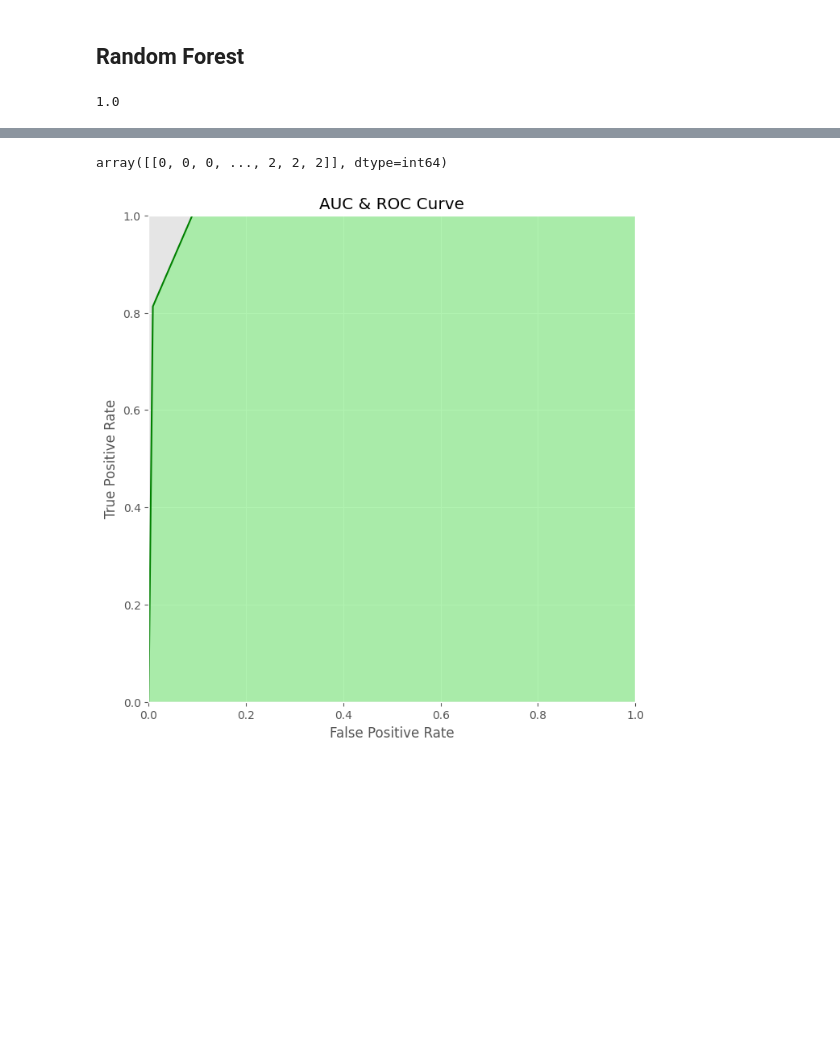
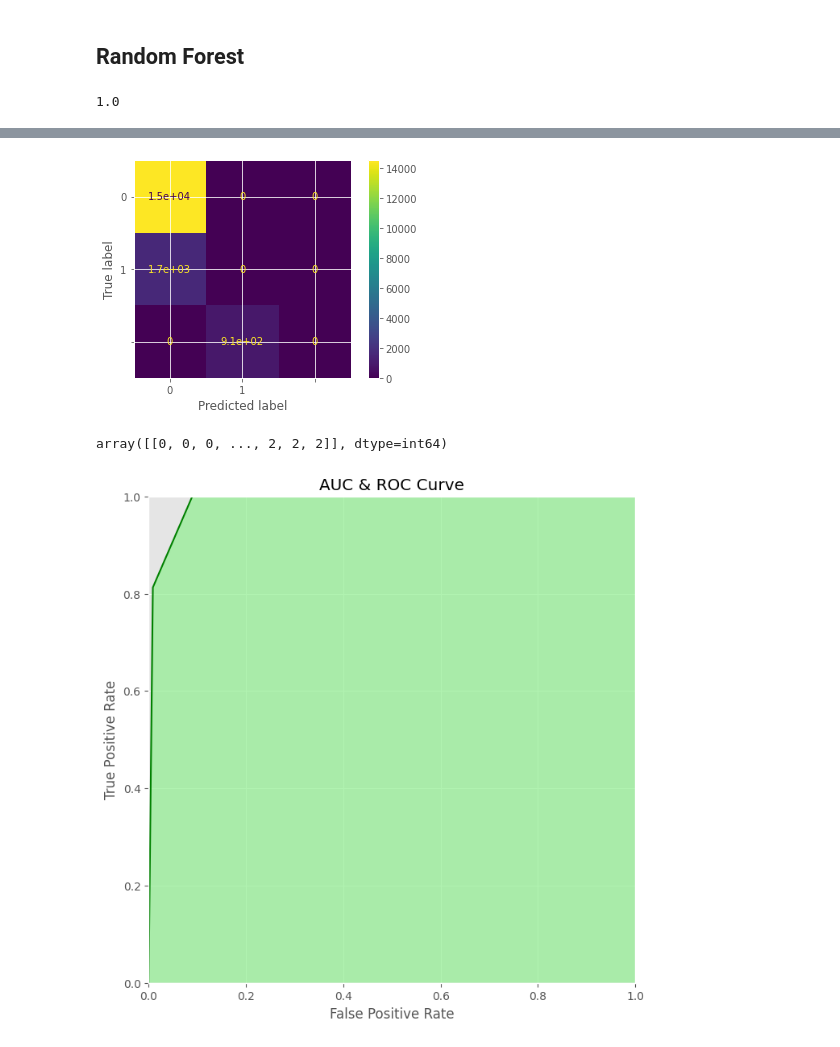
Before and after one commit to arcweld/DSI_Capstone_2, a Jupyter notebook: Capstone2.ipynb, the cells around one changed output, grey strips where cells are left out. Saved outputs shown, nothing was run; the diff lists cells and outputs as text; code cells hidden in the pictures; blank space fills up the shorter version.

```diff
--- a/Capstone2.ipynb
+++ b/Capstone2.ipynb
@@ -396,3 +406,8 @@ clf.score(X_test,y_test_mclf)
+# %%
+disp = ConfusionMatrixDisplay(confusion_matrix(y_pred, y_clf), display_labels=log.classes_)
+disp.plot();
+# %% [output]
+[figure, added]
 # %%
 y_pred = clf.predict(X_test)
 y_pred.reshape(1,-1)
```
Also changed, not shown: parts of 8 cells of this notebook.
